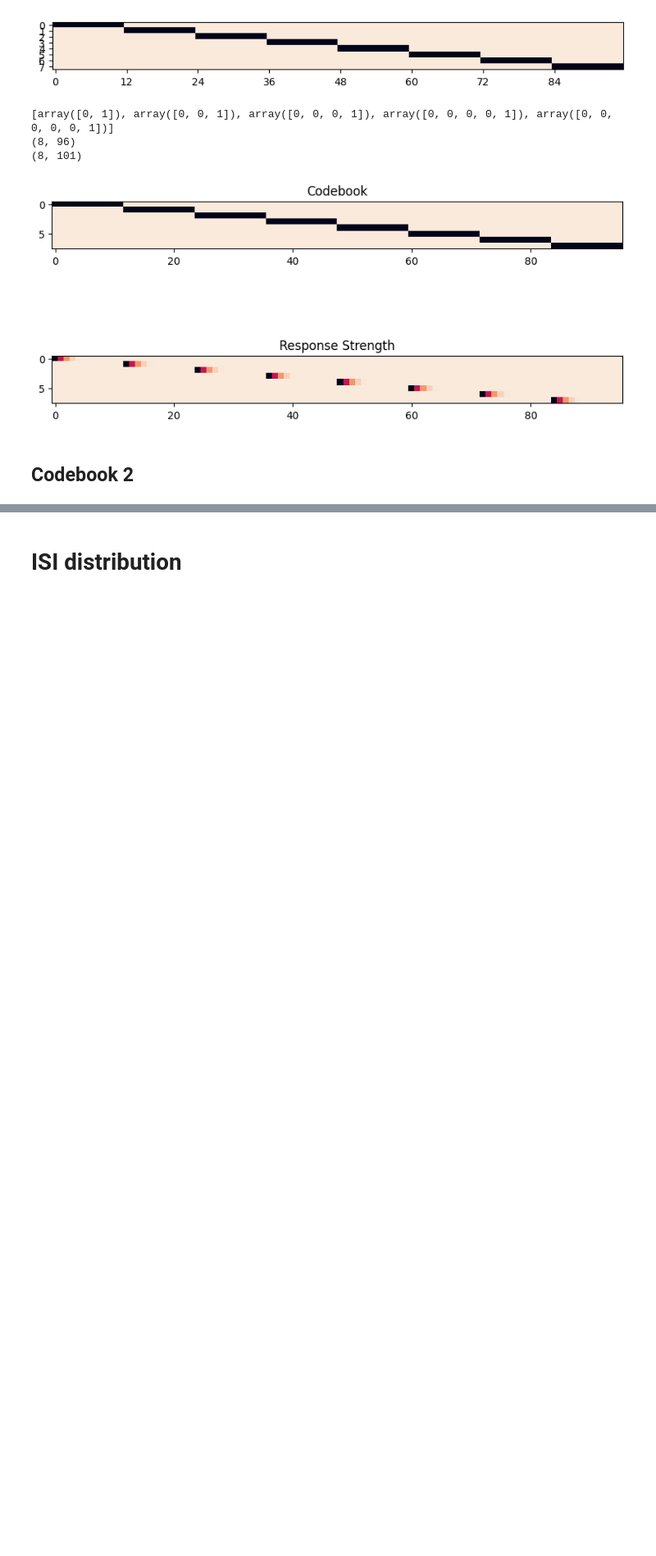
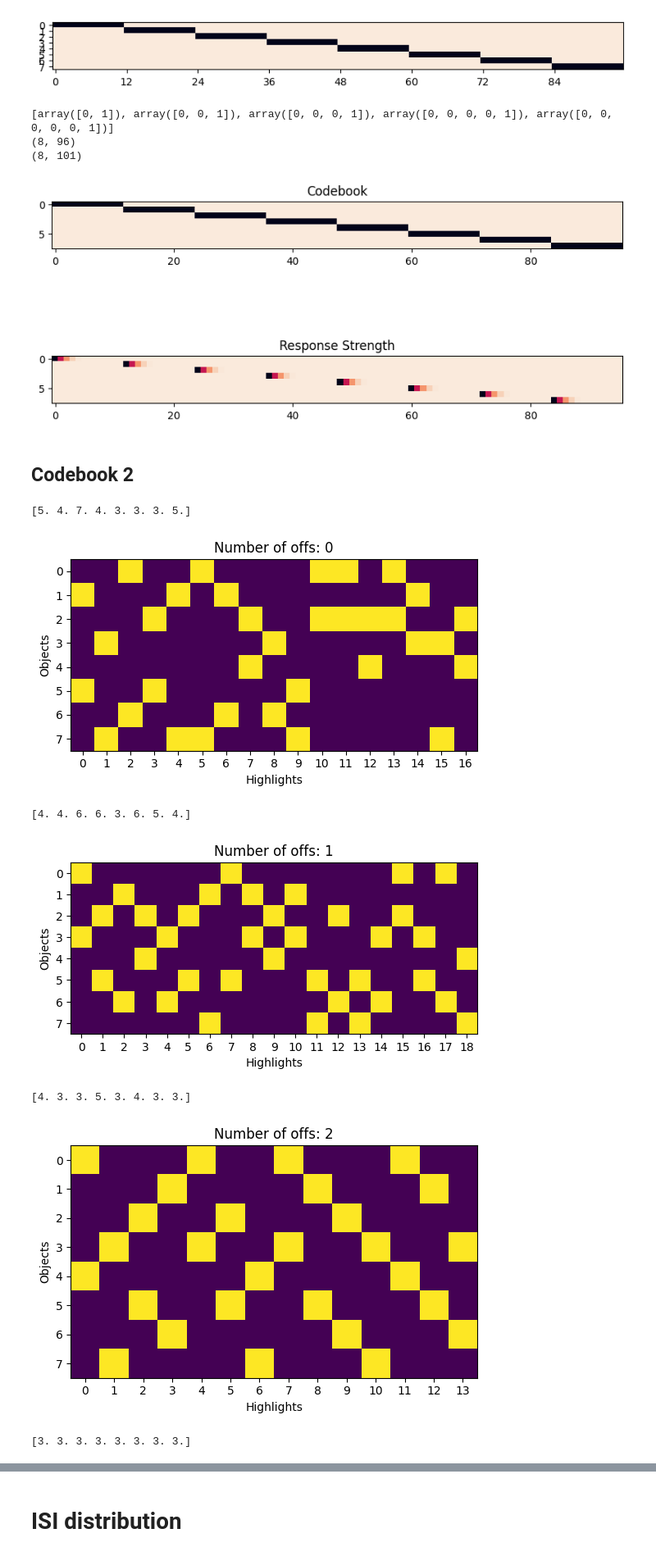
Before and after one commit to amar-enkhbat/codebook_generator, a Jupyter notebook: gen_seq.ipynb, the cells around one changed output, grey strips where cells are left out. Shown at 82% size. Cells and saved outputs as stored; diff of their text form; code cells hidden in the pictures; blank space fills up the shorter version.

```diff
--- a/gen_seq.ipynb
+++ b/gen_seq.ipynb
@@ -170,3 +145,27 @@ def gen_codebook(n_objs, n_obj_highlights, n_off_intervals, n_min_highlights):
     codebook = [i for i in codebook.tolist() if i != [2] * n_objs]
     codebook = np.array(codebook)
     return codebook
+# %%
+for i in range(4):
+    init_codebook = np.zeros((1, 8))
+    codebook = gen_codebook(
+            init_codebook = init_codebook,
+            n_objs=8, n_obj_highlights=2, n_off_intervals=i, n_min_highlights=3
+        )
+    codebook = codebook.T
+    print(codebook.sum(axis=1))
+    plt.imshow(codebook)
+    plt.title(f'Number of offs: {i}')
+    plt.xticks(np.arange(codebook.shape[1]))
+    plt.yticks(np.arange(codebook.shape[0]))
+    plt.ylabel('Objects')
+    plt.xlabel('Highlights')
+    plt.show()
+# %% [output]
+[5. 4. 7. 4. 3. 3. 3. 5.]
+[figure, added]
+[4. 4. 6. 6. 3. 6. 5. 4.]
+[figure, added]
+[4. 3. 3. 5. 3. 4. 3. 3.]
+[figure, added]
+[3. 3. 3. 3. 3. 3. 3. 3.]
```
Also changed, not shown: parts of 24 cells of this notebook.
